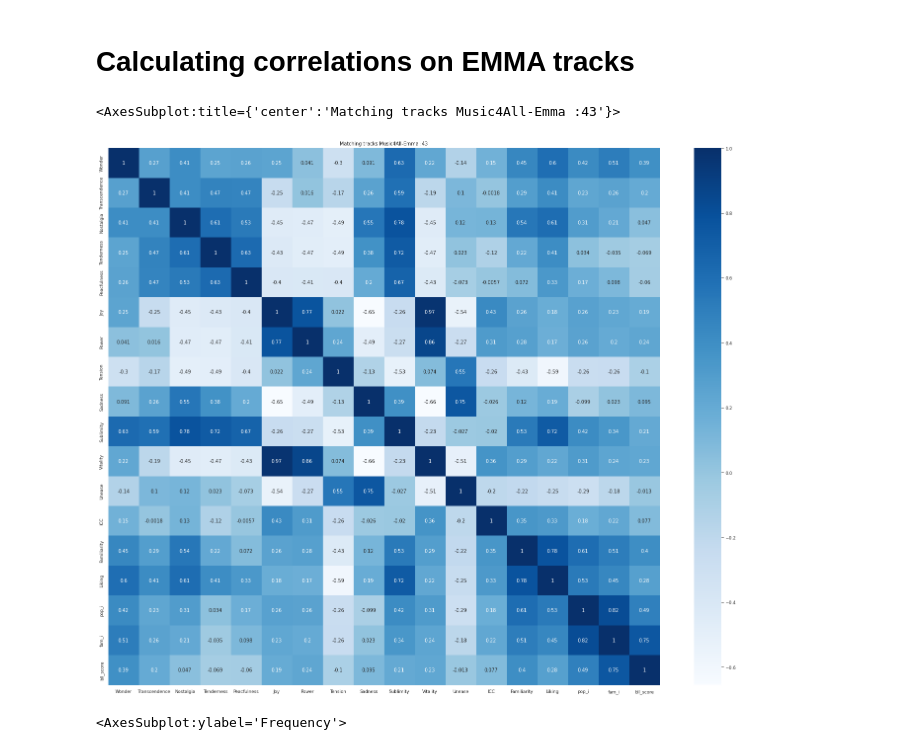
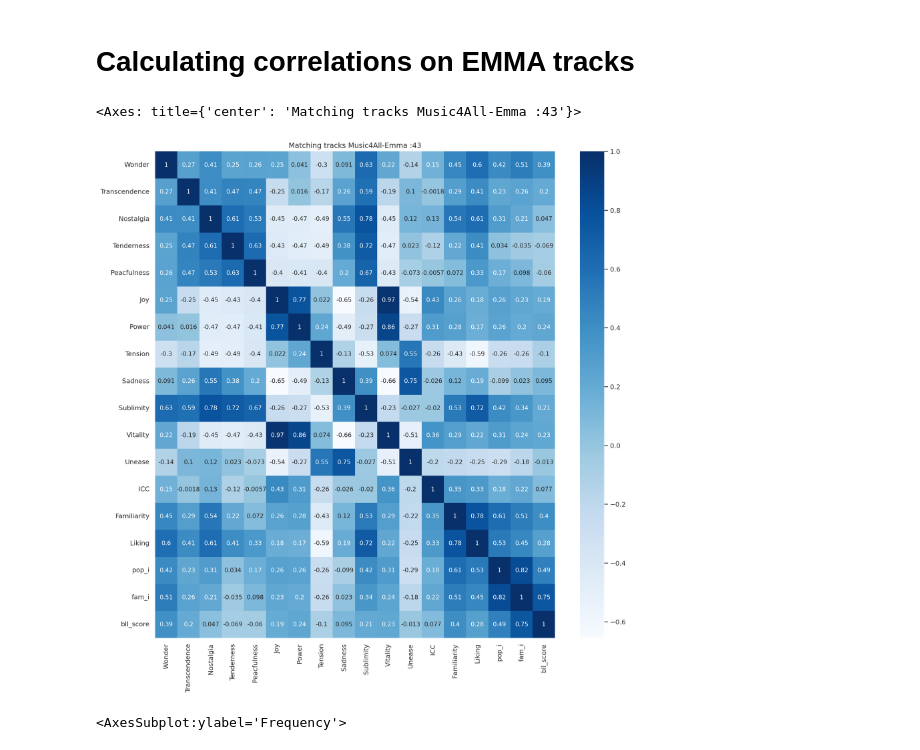
Before and after one commit to mmosc/emo-mrs, a Jupyter notebook: notebooks/calculation_emotion_all_aggr.ipynb, the cells around one changed output. Saved outputs shown, nothing was run; the diff lists cells and outputs as text; code cells hidden in the pictures.

```diff
--- a/notebooks/calculation_emotion_all_aggr.ipynb
+++ b/notebooks/calculation_emotion_all_aggr.ipynb
@@ -437,14 +444,14 @@ corr,pval = spearmanr(merged_data[['Wonder', 'Transcendence', 'Nostalgia', 'Tend
        'Peacfulness', 'Joy', 'Power', 'Tension', 'Sadness', 'Sublimity',
        'Vitality', 'Unease', 'ICC', 'Familiarity', 'Liking','pop_i','fam_i','bll_score']])
 # %%
-plt.figure(figsize=(25,20))
+plt.figure(figsize=(15,15),dpi=200)
 plt.title(f"Matching tracks Music4All-Emma :{len(merged_data)}")
 sns.heatmap(merged_data[['Wonder', 'Transcendence', 'Nostalgia', 'Tenderness',
        'Peacfulness', 'Joy', 'Power', 'Tension', 'Sadness', 'Sublimity',
        'Vitality', 'Unease', 'ICC', 'Familiarity', 'Liking','pop_i','fam_i','bll_score']].corr(),annot=True,cmap='Blues')
 # %% [output]
-<AxesSubplot:title={'center':'Matching tracks Music4All-Emma :43'}>
+<Axes: title={'center': 'Matching tracks Music4All-Emma :43'}>
-[figure, old version]
+[figure, new version]
 # %%
 merged_data['track_playcount'].plot.hist()
 # %% [output]
```
Also changed, not shown: parts of 5 cells of this notebook.
